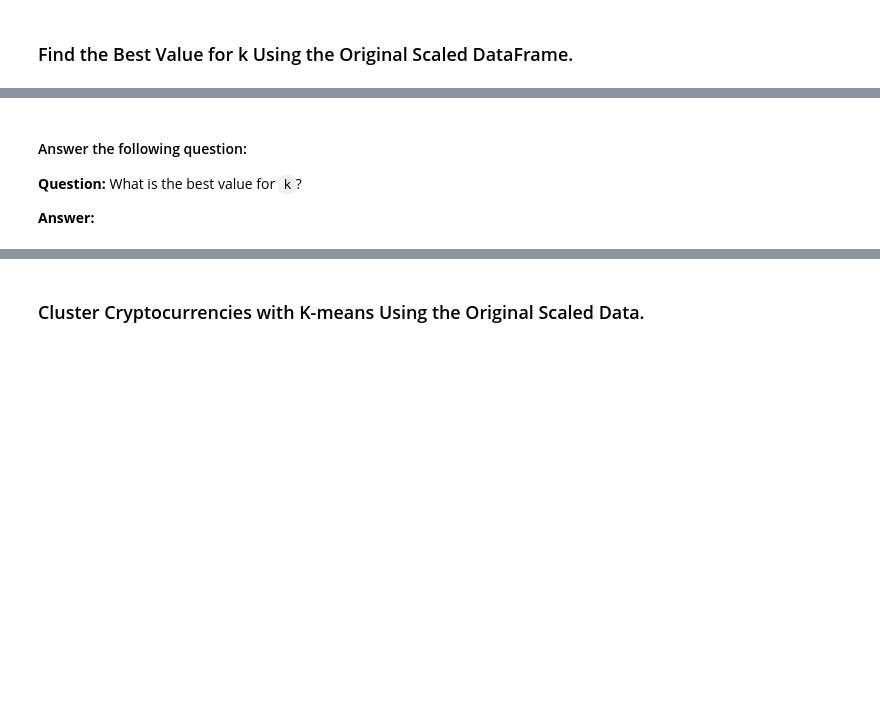
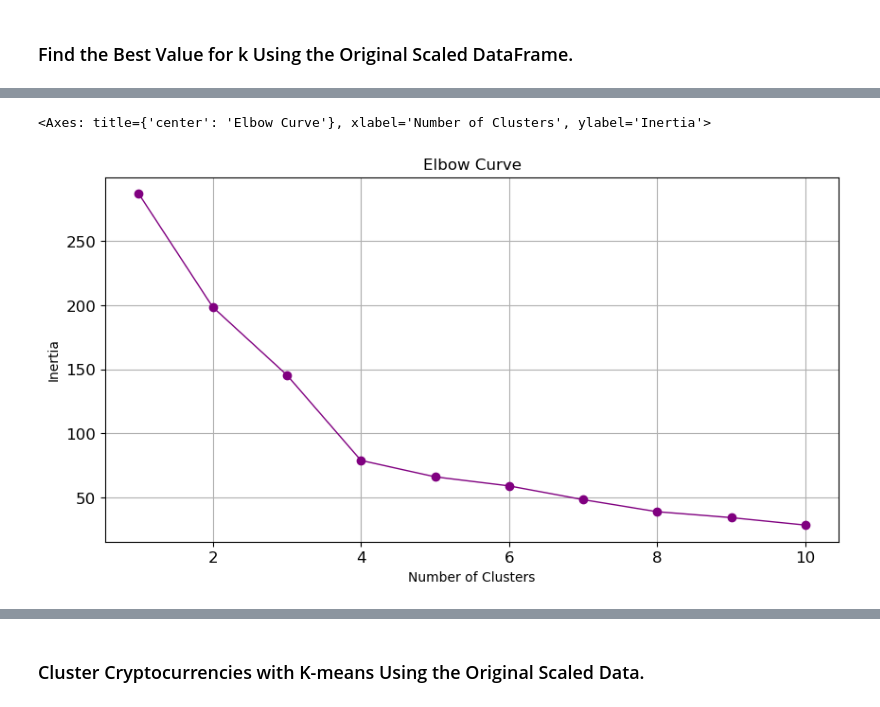
Before and after one commit to Darshous/CryptoClustering, a Jupyter notebook: Crypto_Clustering.ipynb, the cells around one changed output, grey strips where cells are left out. Saved outputs shown, nothing was run; the diff lists cells and outputs as text; code cells hidden in the pictures; blank space fills up the shorter version.

```diff
--- a/Crypto_Clustering.ipynb
+++ b/Crypto_Clustering.ipynb
@@ -98,8 +117,22 @@ market_data_df.describe()
 # %%
 # Plot a line chart with all the inertia values computed with
 # the different values of k to visually identify the optimal value for k.
+elbo_curve_df.plot.line(
+    x="k",
+    y="inertia",
+    title="Elbow Curve",
+    xlabel="Number of Clusters",
+    ylabel="Inertia",
+    figsize=(10, 5),
+    rot=0,
+    grid=True,
+    legend=False,
+    marker="o",
+    color="purple",
+    linestyle="-",
+    linewidth=1,
+    fontsize=12,
+)
+# %% [output]
+<Axes: title={'center': 'Elbow Curve'}, xlabel='Number of Clusters', ylabel='Inertia'>
+[figure, added]
-# %% [markdown]
-#### Answer the following question:
-**Question:** What is the best value for `k`?
-
-**Answer:**
```
Also changed, not shown: parts of 28 cells of this notebook.
